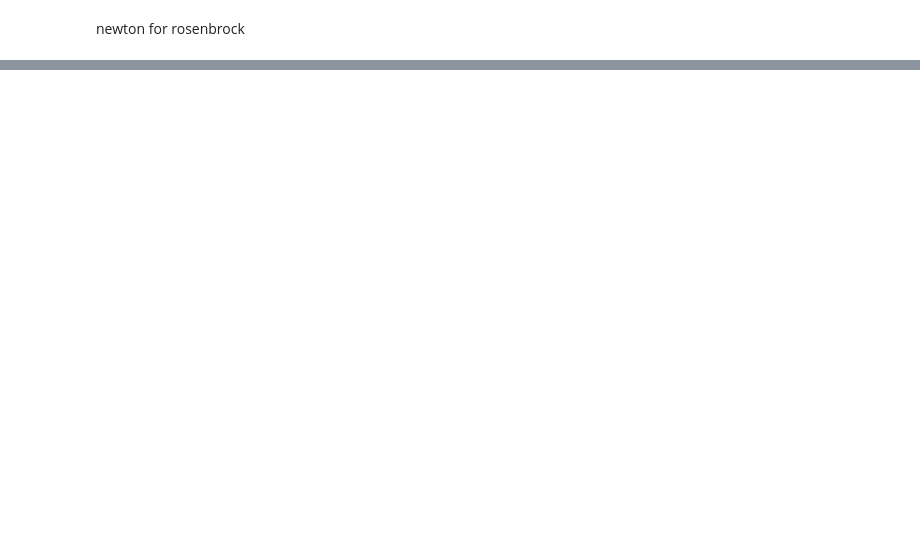
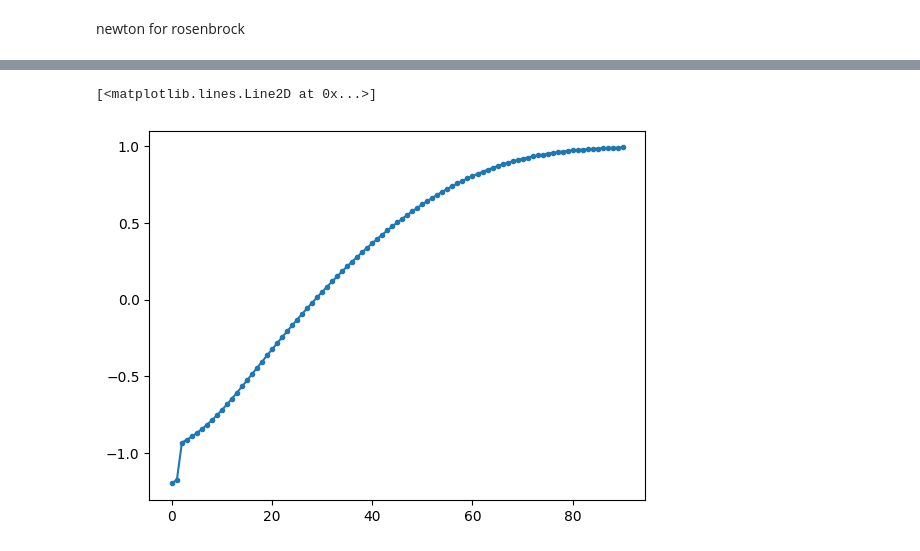
Before and after one commit to MatLock/UdeSa-Applied-Math-and-Optimization, a Jupyter notebook: clase_03/clase_03_gradient_descent.ipynb, the cells around one changed output, grey strips where cells are left out. Cells and saved outputs as stored; diff of their text form; code cells hidden in the pictures; blank space fills up the shorter version.

```diff
--- a/clase_03/clase_03_gradient_descent.ipynb
+++ b/clase_03/clase_03_gradient_descent.ipynb
@@ -380,0 +377,5 @@ gca().set_aspect('equal')
+# %%
+plot(xk, marker='.')
+# %% [output]
+[<matplotlib.lines.Line2D at 0x...>]
+[figure, added]
```
Also changed, not shown: parts of 5 cells of this notebook.
